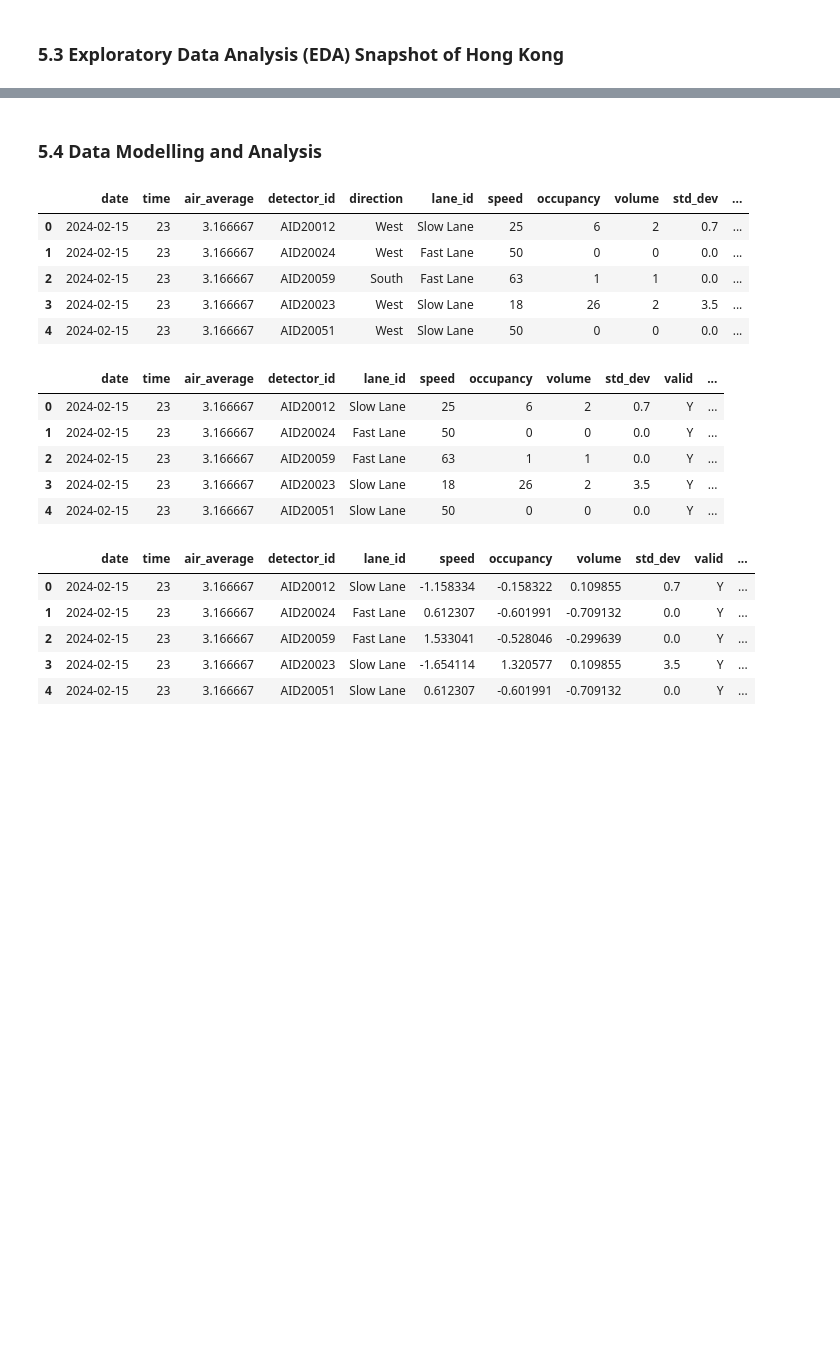
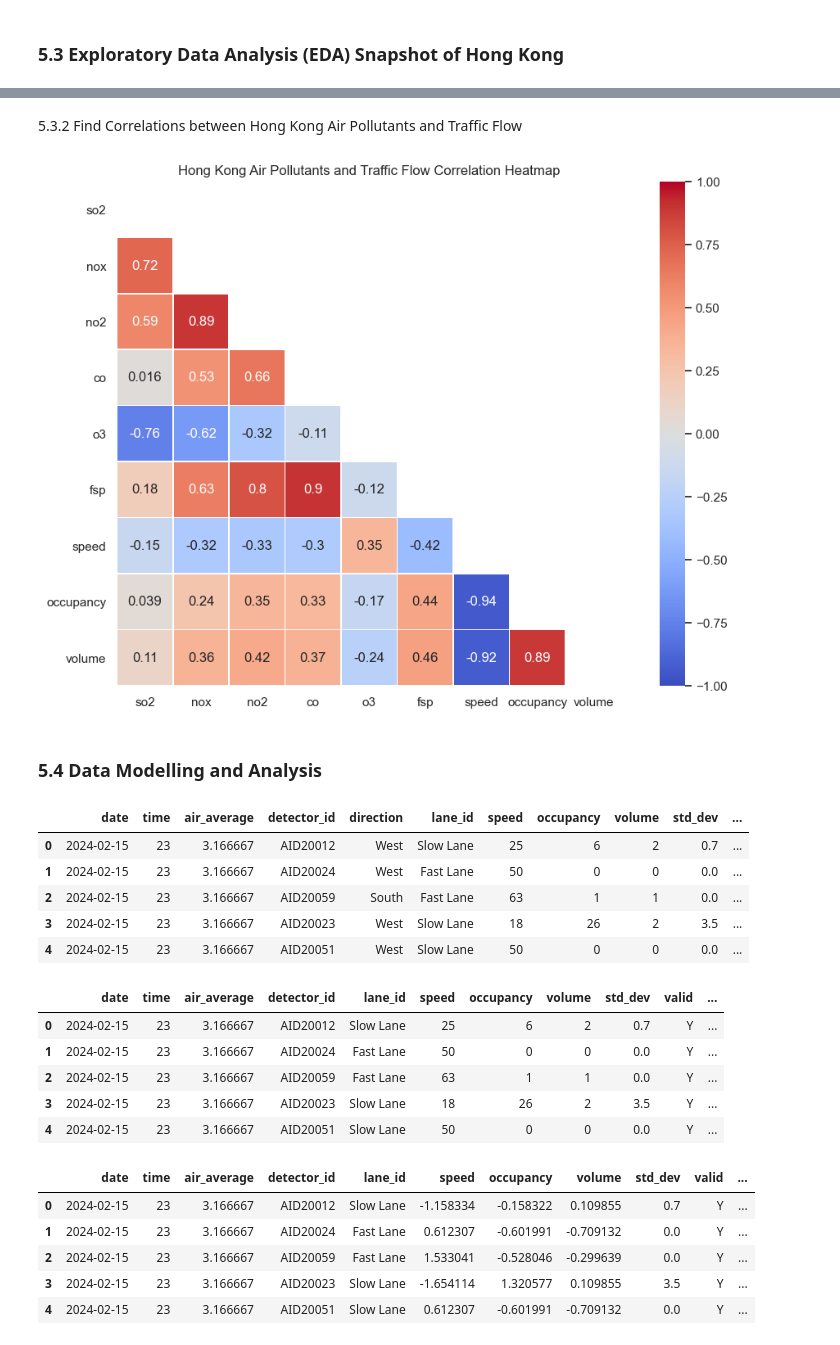
Before and after one commit to linxianying/G12_GuidedProject, a Jupyter notebook: traffic_air_sg.ipynb, the cells around one changed output, grey strips where cells are left out. Drawn from its saved outputs; the diff is of its cells as text; code cells hidden in the pictures; blank space fills up the shorter version.

Commit message:
update air pollutants analysis

```diff
--- a/traffic_air_sg.ipynb
+++ b/traffic_air_sg.ipynb
@@ -1527,0 +1619,7 @@ None
+# %%
+# for missing values, fillna with mean value of that station
+for col in hk_air_pollutants_columns:
+    hk_air_pollutants_df[col] = hk_air_pollutants_df.groupby('station')[col].transform(lambda x: x.fillna(x.mean()))
+    #station_mean = hk_air_pollutants_df.groupby('station')[col].mean()
+    #hk_air_pollutants_df[col].fillna(station_mean, inplace=True)
+print(hk_air_pollutants_df.isnull().sum())
@@ -1527,0 +1637,11 @@ None
+# %%
+# some null values are due to missing pollutant data for the whole station; for such cases, use the mean of all area to fill na
+hk_nox_mean = hk_air_pollutants_df['nox'].mean()
+print(hk_nox_mean)
+hk_air_pollutants_df['nox'].fillna(hk_nox_mean,inplace=True)
+
+hk_co_mean = hk_air_pollutants_df['co'].mean()
+print(hk_co_mean)
+hk_air_pollutants_df['co'].fillna(hk_co_mean,inplace=True)
+
+print(hk_air_pollutants_df.isnull().sum())
@@ -1527,0 +1661,9 @@ None
+# %%
+hk_air_pollutants_daily_average_df = hk_air_pollutants_df.groupby('date')[hk_air_pollutants_columns].mean().reset_index()
+hk_air_pollutants_daily_average_df = hk_air_pollutants_daily_average_df[15:]
+
+hk_full_traffic_daily_average_df = hk_full_traffic_df.groupby('date')[['speed','occupancy','volume']].mean().reset_index()
+
+# merge daily average with the traffic data
+merged_pollutant_traffic_daily_average_df = pd.merge(hk_air_pollutants_daily_average_df, hk_full_traffic_daily_average_df, on='date')
+merged_pollutant_traffic_daily_average_df.head()
@@ -1527,0 +1697,9 @@ None
+# %%
+print("DataFrame before Min-Max Scaling (Normalisation):")
+print(merged_pollutant_traffic_daily_average_df.to_string(index=False))
+
+normalised_data = min_max_scaler.fit_transform(merged_pollutant_traffic_daily_average_df.iloc[:,1:])
+merged_pollutant_traffic_daily_average_df.iloc[:,1:] = normalised_data
+
+print("DataFrame after Min-Max Scaling (Normalisation):")
+print(merged_pollutant_traffic_daily_average_df.to_string(index=False))
@@ -1563,3 +1759,15 @@ Date: 2024-02-16 00:00:00, Volume: 17, Detector ID: AID20060
+# %% [markdown]
+5.3.2 Find Correlations between Hong Kong Air Pollutants and Traffic Flow
+# %%
+pollutants_traffic_correlation_matrix = merged_pollutant_traffic_daily_average_df.iloc[:,1:].corr()
+mask = np.triu(np.ones_like(pollutants_traffic_correlation_matrix, dtype=bool))
+plt.figure(figsize=(12, 8))
+heatmap = sns.heatmap(pollutants_traffic_correlation_matrix, mask=mask, annot=True, cmap='coolwarm', vmin=-1, vmax=1, square=True, linewidths=.5)
+
+plt.title('Hong Kong Air Pollutants and Traffic Flow Correlation Heatmap')
+plt.show()
+# %% [output]
+[figure, added]
 # %% [markdown]
 ### 5.4 Data Modelling and Analysis
 # %%
```
Also changed, not shown: parts of 38 cells of this notebook, 1 other file.
